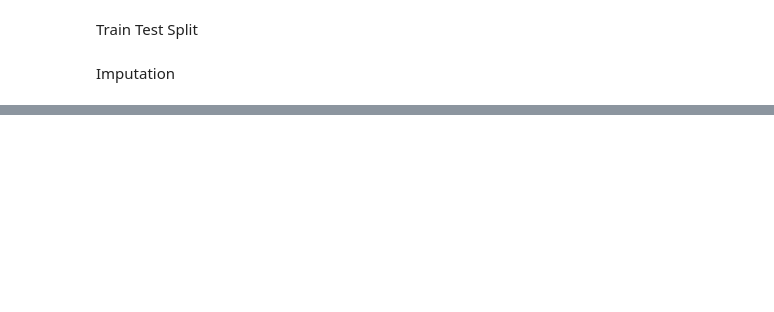
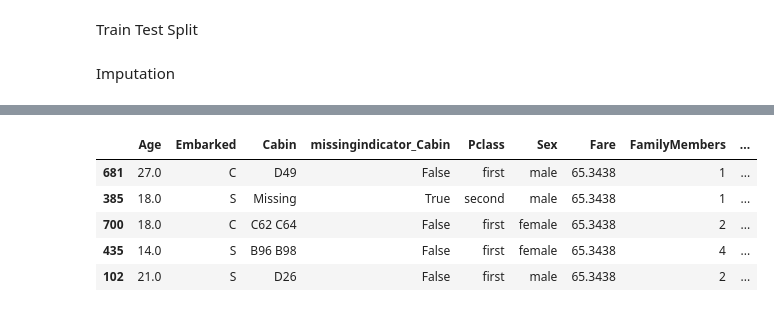
Before and after one commit to mehrab-abir/ai-ml, a Jupyter notebook: Machine Learning/Applied Machine Learning/Feature Engineering/Column Transformer/feature_engineering.ipynb, the cells around one changed output, grey strips where cells are left out. Saved outputs shown, nothing was run; the diff lists cells and outputs as text; code cells hidden in the pictures; blank space fills up the shorter version.

```diff
--- a/Machine Learning/Applied Machine Learning/Feature Engineering/Column Transformer/feature_engineering.ipynb
+++ b/Machine Learning/Applied Machine Learning/Feature Engineering/Column Transformer/feature_engineering.ipynb
@@ -45,0 +189,10 @@ Imputation
+# %%
+# x_train.sort_values(by='Age').tail(5)
+x_train.sort_values(by='Fare').tail(5)
+# %% [output]
+|  | Age | Embarked | Cabin | missingindicator_Cabin | Pclass | Sex | Fare | FamilyMembers | ... |
+| 681 | 27.0 | C | D49 | False | first | male | 65.3438 | 1 | ... |
+| 385 | 18.0 | S | Missing | True | second | male | 65.3438 | 1 | ... |
+| 700 | 18.0 | C | C62 C64 | False | first | female | 65.3438 | 2 | ... |
+| 435 | 14.0 | S | B96 B98 | False | first | female | 65.3438 | 4 | ... |
+| 102 | 21.0 | S | D26 | False | first | male | 65.3438 | 2 | ... |
```
Also changed, not shown: parts of 15 cells of this notebook.
